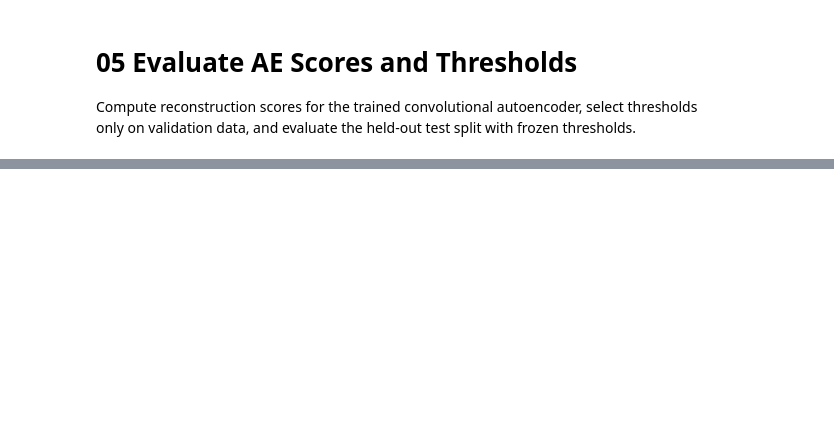
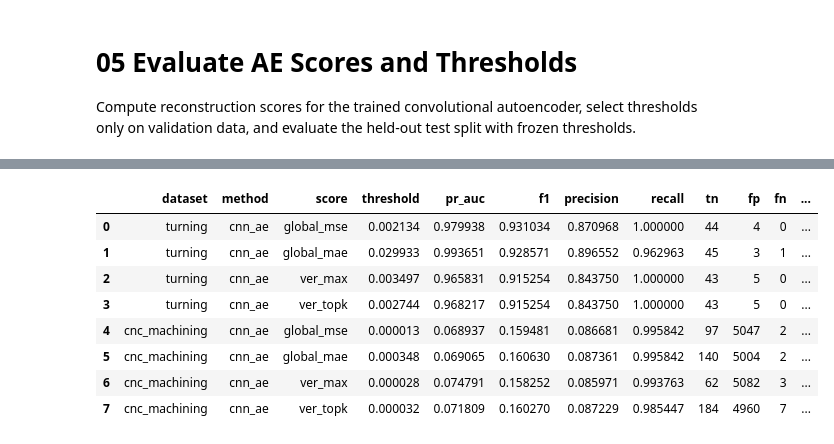
Before and after one commit to fhswf/spectrogram-anomaly-ae, a Jupyter notebook: notebooks/05_Evaluate_AE_Scores_and_Thresholds.ipynb, the cells around one changed output, grey strips where cells are left out. Drawn from its saved outputs; the diff is of its cells as text; code cells hidden in the pictures; blank space fills up the shorter version.

```diff
--- a/notebooks/05_Evaluate_AE_Scores_and_Thresholds.ipynb
+++ b/notebooks/05_Evaluate_AE_Scores_and_Thresholds.ipynb
@@ -14,7 +21,18 @@ import tensorflow as tf
 # %%
 REPO_ROOT = Path('..').resolve()
-MANIFEST_PATH = REPO_ROOT / 'reports' / 'manifests' / 'turning_split_seed42.csv'
-MODEL_PATH = REPO_ROOT / 'models' / 'ae_bn16_20260616.keras'
+DATASET_CONFIGS = {
+    'turning': {
+        'manifest_path': REPO_ROOT / 'reports' / 'manifests' / 'turning_split_seed42.csv',
+        'model_path': REPO_ROOT / 'models' / 'ae_bn16_20260616.keras',
+        'positive_label': 'chatter',
+    },
+    'cnc_machining': {
+        'manifest_path': REPO_ROOT / 'reports' / 'manifests' / 'cnc_machining_split_seed42.csv',
+        'model_path': REPO_ROOT / 'models' / 'ae_bn16_cnc_machining_seed42.keras',
+        'positive_label': 'anomaly',
+    },
+}
+DATASETS_TO_EVALUATE = tuple(DATASET_CONFIGS)
 THRESHOLD_DIR = REPO_ROOT / 'reports' / 'thresholds'
 SCORE_DIR = REPO_ROOT / 'reports' / 'scores'
 TABLE_DIR = REPO_ROOT / 'reports' / 'tables'
@@ -48,10 +85,7 @@ def load_images(rows: pd.DataFrame, image_size=IMAGE_SIZE) -> tuple[np.ndarray,
         raise ValueError('No images loaded. Run notebooks 02 and 03 first.')
     return np.stack(images, axis=0), pd.DataFrame(loaded_rows).reset_index(drop=True)
 
-validation_images, validation_rows = load_images(manifest[manifest['split'] == 'validation'])
-test_images, test_rows = load_images(manifest[manifest['split'] == 'test'])
-print('validation:', validation_images.shape)
-print('test:', test_images.shape)
+# Images are loaded per dataset below so each dataset can use its own model.
 # %%
 def vertical_segment_scores(error_map: np.ndarray, n_segments: int, top_k: int) -> tuple[np.ndarray, np.ndarray]:
     width = error_map.shape[2]
@@ -116,28 +188,41 @@ def evaluate_at_threshold(y_true: np.ndarray, scores: np.ndarray, threshold: flo
     }
 # %%
 score_columns = ['global_mse', 'global_mae', 'ver_max', 'ver_topk']
-y_val = validation_scores['target'].to_numpy()
-y_test = test_scores['target'].to_numpy()
-thresholds = {}
-metric_rows = []
+all_metric_rows = []
 
-for score_name in score_columns:
-    selected = select_best_f1_threshold(y_val, validation_scores[score_name].to_numpy())
-    thresholds[score_name] = selected
-    test_metrics = evaluate_at_threshold(y_test, test_scores[score_name].to_numpy(), selected['threshold'])
-    metric_rows.append({
-        'dataset': 'turning',
-        'method': 'cnn_ae',
-        'score': score_name,
-        'threshold': selected['threshold'],
-        **test_metrics,
-    })
+for dataset_name, all_scores in dataset_score_frames.items():
+    validation_scores = all_scores[all_scores['split'] == 'validation']
+    test_scores = all_scores[all_scores['split'] == 'test']
+    y_val = validation_scores['target'].to_numpy()
+    y_test = test_scores['target'].to_numpy()
+    thresholds = {}
+    metric_rows = []
 
-THRESHOLD_PATH = THRESHOLD_DIR / 'ae_thresholds_turning.json'
-METRICS_PATH = TABLE_DIR / 'metrics_turning_ae.csv'
-with THRESHOLD_PATH.open('w') as f:
-    json.dump(thresholds, f, indent=2)
-pd.DataFrame(metric_rows).to_csv(METRICS_PATH, index=False)
-print(f'Wrote {THRESHOLD_PATH}')
-print(f'Wrote {METRICS_PATH}')
-pd.DataFrame(metric_rows)
+    for score_name in score_columns:
+        selected = select_best_f1_threshold(y_val, validation_scores[score_name].to_numpy())
+        thresholds[score_name] = selected
+        test_metrics = evaluate_at_threshold(y_test, test_scores[score_name].to_numpy(), selected['threshold'])
+        metric_rows.append({
+            'dataset': dataset_name,
+            'method': 'cnn_ae',
+            'score': score_name,
+            'threshold': selected['threshold'],
+            **test_metrics,
+        })
+
+    threshold_path = THRESHOLD_DIR / f'ae_thresholds_{dataset_name}.json'
+    metrics_path = TABLE_DIR / f'metrics_{dataset_name}_ae.csv'
+    with threshold_path.open('w') as f:
+        json.dump(thresholds, f, indent=2)
+    pd.DataFrame(metric_rows).to_csv(metrics_path, index=False)
+    all_metric_rows.extend(metric_rows)
+    print(f'Wrote {threshold_path}')
+    print(f'Wrote {metrics_path}')
+
+all_metrics = pd.DataFrame(all_metric_rows)
+if not all_metrics.empty:
+    combined_metrics_path = TABLE_DIR / 'metrics_ae_all_datasets.csv'
+    all_metrics.to_csv(combined_metrics_path, index=False)
+    print(f'Wrote {combined_metrics_path}')
+all_metrics
+# %% [output]
@@ -143,0 +234,9 @@ pd.DataFrame(metric_rows)
+|  | dataset | method | score | threshold | pr_auc | f1 | precision | recall | tn | fp | fn | ... |
+| 0 | turning | cnn_ae | global_mse | 0.002134 | 0.979938 | 0.931034 | 0.870968 | 1.000000 | 44 | 4 | 0 | ... |
+| 1 | turning | cnn_ae | global_mae | 0.029933 | 0.993651 | 0.928571 | 0.896552 | 0.962963 | 45 | 3 | 1 | ... |
+| 2 | turning | cnn_ae | ver_max | 0.003497 | 0.965831 | 0.915254 | 0.843750 | 1.000000 | 43 | 5 | 0 | ... |
+| 3 | turning | cnn_ae | ver_topk | 0.002744 | 0.968217 | 0.915254 | 0.843750 | 1.000000 | 43 | 5 | 0 | ... |
+| 4 | cnc_machining | cnn_ae | global_mse | 0.000013 | 0.068937 | 0.159481 | 0.086681 | 0.995842 | 97 | 5047 | 2 | ... |
+| 5 | cnc_machining | cnn_ae | global_mae | 0.000348 | 0.069065 | 0.160630 | 0.087361 | 0.995842 | 140 | 5004 | 2 | ... |
+| 6 | cnc_machining | cnn_ae | ver_max | 0.000028 | 0.074791 | 0.158252 | 0.085971 | 0.993763 | 62 | 5082 | 3 | ... |
+| 7 | cnc_machining | cnn_ae | ver_topk | 0.000032 | 0.071809 | 0.160270 | 0.087229 | 0.985447 | 184 | 4960 | 7 | ... |
```
Also changed, not shown: parts of 4 cells of this notebook, 13 other files.
